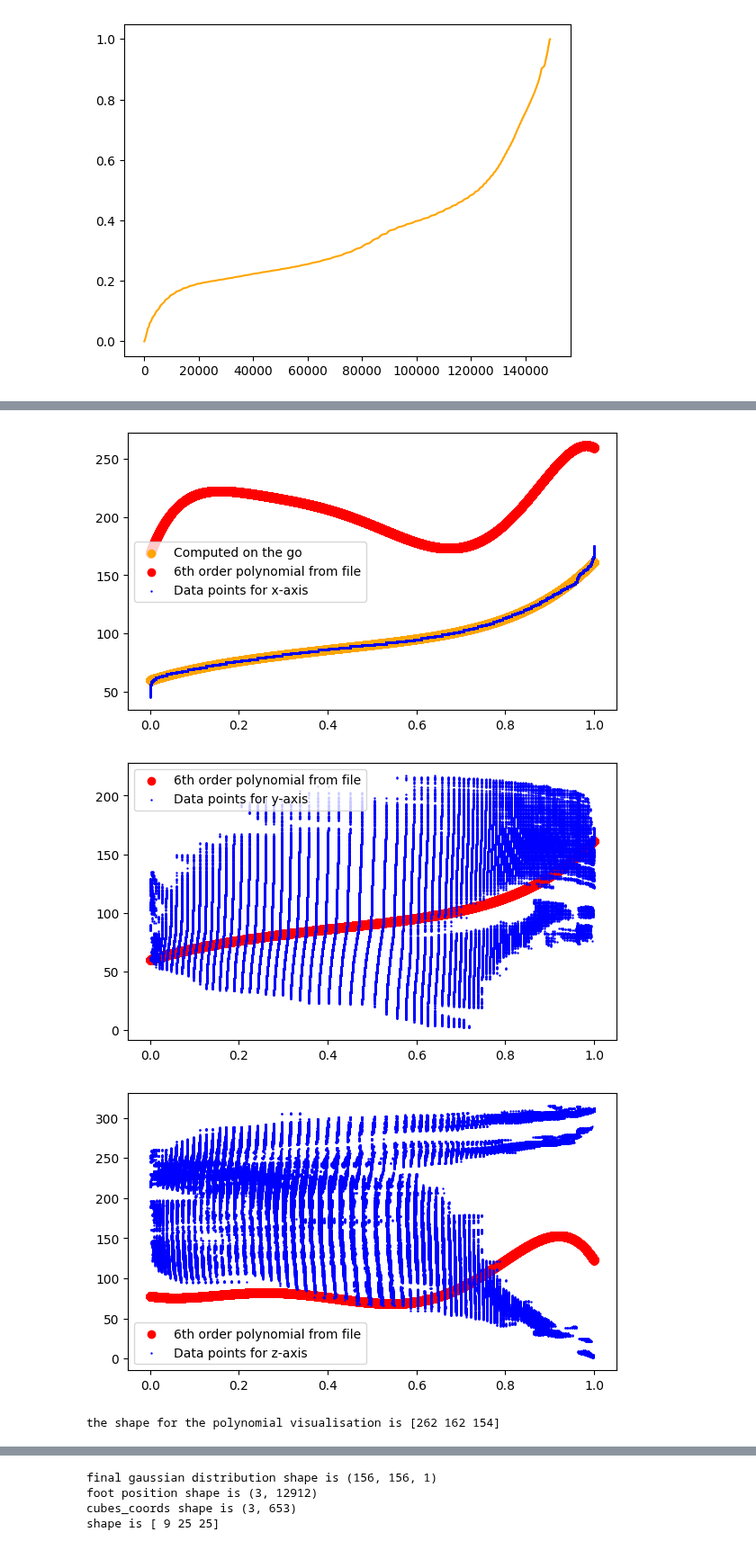
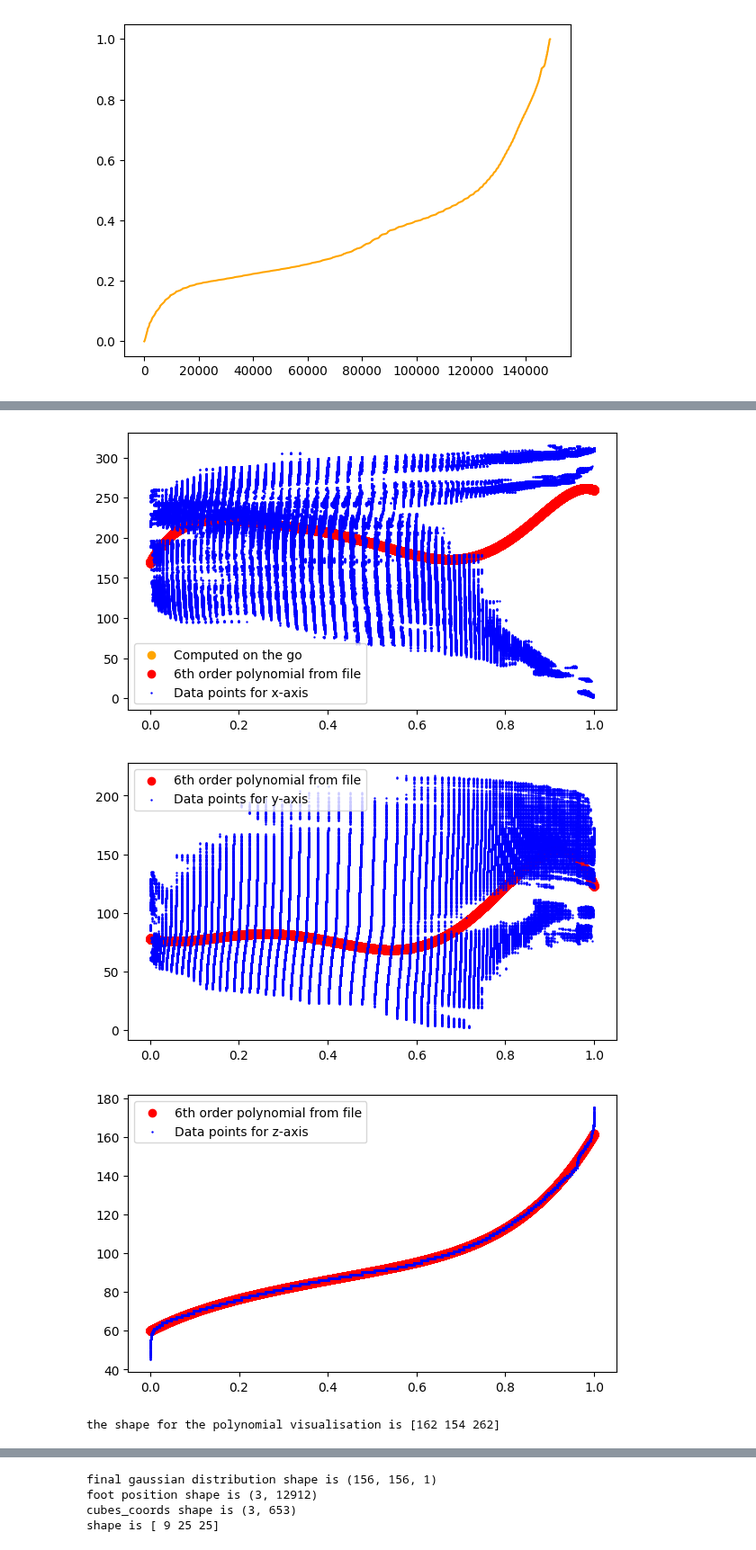
Before and after one commit to avoyeux/Rainbow_k3d, a Jupyter notebook: Animation/new_3D_animation.ipynb, the cells around one changed output, grey strips where cells are left out. Shown at 90% size. Saved outputs shown, nothing was run; the diff lists cells and outputs as text; code cells hidden in the pictures.

Commit message:
MAJOR: Fixed the swapping axes order. Before, the swapping didn't actually do anything...

```diff
--- a/Animation/new_3D_animation.ipynb
+++ b/Animation/new_3D_animation.ipynb
@@ -351,7 +351,7 @@ scatter distance shape is (149154,) with X shape (149154,)
 from visualisation_test import Visualise
 
 # Paths
-hdf5 = '../Data/lessheavy231.h5'
+hdf5 = '../Data/order0213.h5'
 index = 150
 group_paths = [
     f'Time integrated/No duplicates new/Time integration of 24.0 hours{added}'
@@ -378,7 +378,7 @@ the new coefficients are ['59.79987885397411, ', '120.23233851788605, ', '-272.4
-[figure, old version]
+[figure, new version]
-[figure, old version]
+[figure, new version]
-[figure, old version]
+[figure, new version]
-the shape for the polynomial visualisation is [262 162 154]
+the shape for the polynomial visualisation is [162 154 262]
 [interactive output not drawn]
 # %%
 import numpy as np;;;;
```
Also changed, not shown: parts of 1 cell of this notebook, 2 other files.
